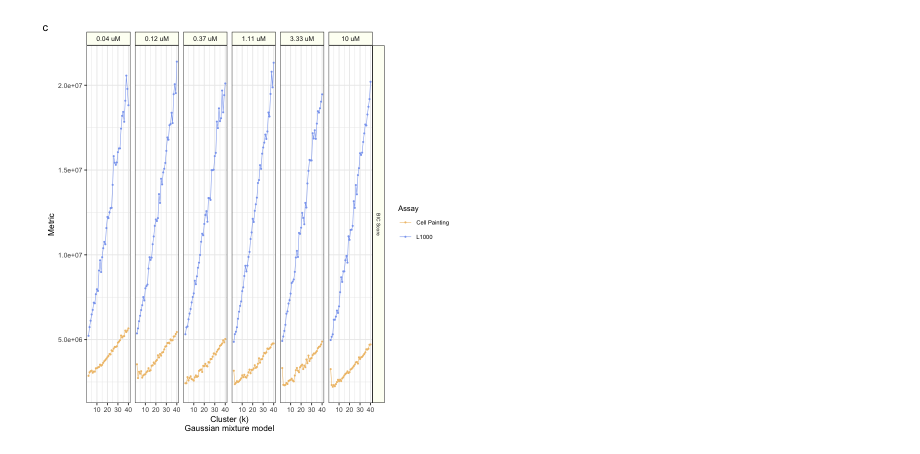
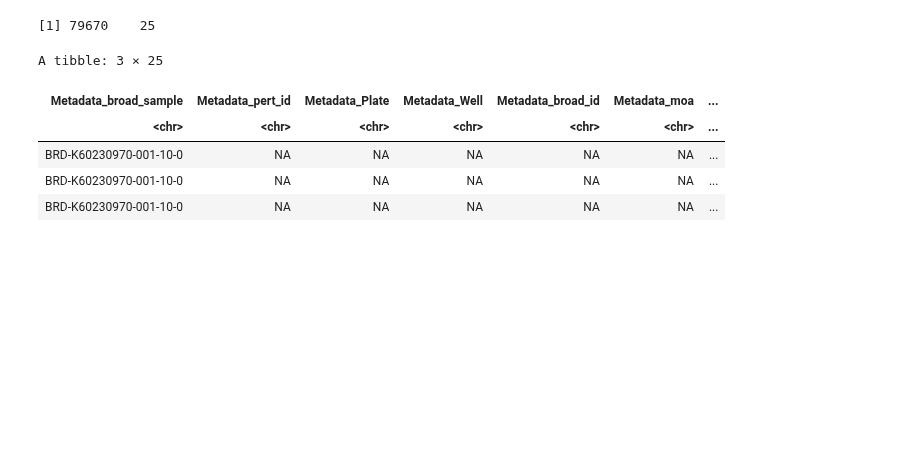
Before and after one commit to broadinstitute/lincs-profiling-complementarity, a Jupyter notebook: 6.paper_figures/supplementary-figure7.ipynb, the cells around one changed output. Cells and saved outputs as stored; diff of their text form; code cells hidden in the pictures; blank space fills up the shorter version.

```diff
--- a/6.paper_figures/supplementary-figure7.ipynb
+++ b/6.paper_figures/supplementary-figure7.ipynb
@@ -112,19 +15,0 @@ A tibble: 6 × 5
-# %%
-panel_c_gg <- (
-    ggplot(metric_bic_df, aes(x = cluster, y = metric_value, color = assay, group = assay))
-    + geom_point(size = 0.5)
-    + geom_line(lwd = 0.3)
-    + facet_grid("metric~dose", scales = "free_y")
-    + scale_color_manual("Assay", values = assay_colors)
-    + figure_theme
-    + ylab("Metric")
-    + xlab("Cluster (k)\nGaussian mixture model")
-    + labs(tag = "c")
-    + theme(
-        strip.text.y = element_text(size = 6)
-    )
-)
-
-panel_c_gg
-# %% [output]
-[figure, removed]
@@ -130,0 +21,28 @@ panel_c_gg
+# %%
+# Create compounds to highlight
+moa_targets_size_values <- c(rep(1, length(moa_targets) -1), 0.1)
+names(moa_targets_size_values) <- names(moa_targets)
+
+moa_targets_alpha_values <- c(rep(0.5, length(moa_targets) - 1), 0.1)
+names(moa_targets_alpha_values) <- names(moa_targets)
+
+cp_df <- cp_df %>% dplyr::mutate(assay = "Cell Painting", highlight_moa = tolower(moa), dose = Metadata_dose_recode)
+cp_df$highlight_moa[!(cp_df$highlight_moa %in% names(moa_targets))] <- "other"
+
+l1000_df <- l1000_df %>% dplyr::mutate(assay = "L1000", highlight_moa = tolower(moa))
+l1000_df$highlight_moa[!(l1000_df$highlight_moa %in% names(moa_targets))] <- "other"
+
+embedding_df <- dplyr::bind_rows(cp_df, l1000_df) %>%
+    dplyr::filter(!is.na(dose))
+embedding_df$dose <- dplyr::recode_factor(paste(embedding_df$dose), !!!recode_dose_factor_controls)
+
+print(dim(embedding_df))
+tail(embedding_df, 3)
+# %% [output]
+[1] 79670    25
+A tibble: 3 × 25
+| Metadata_broad_sample | Metadata_pert_id | Metadata_Plate | Metadata_Well | Metadata_broad_id | Metadata_moa | ... |
+| <chr> | <chr> | <chr> | <chr> | <chr> | <chr> | ... |
+| BRD-K60230970-001-10-0 | NA | NA | NA | NA | NA | ... |
+| BRD-K60230970-001-10-0 | NA | NA | NA | NA | NA | ... |
+| BRD-K60230970-001-10-0 | NA | NA | NA | NA | NA | ... |
```
Also changed, not shown: parts of 17 cells of this notebook, 51 other files.
